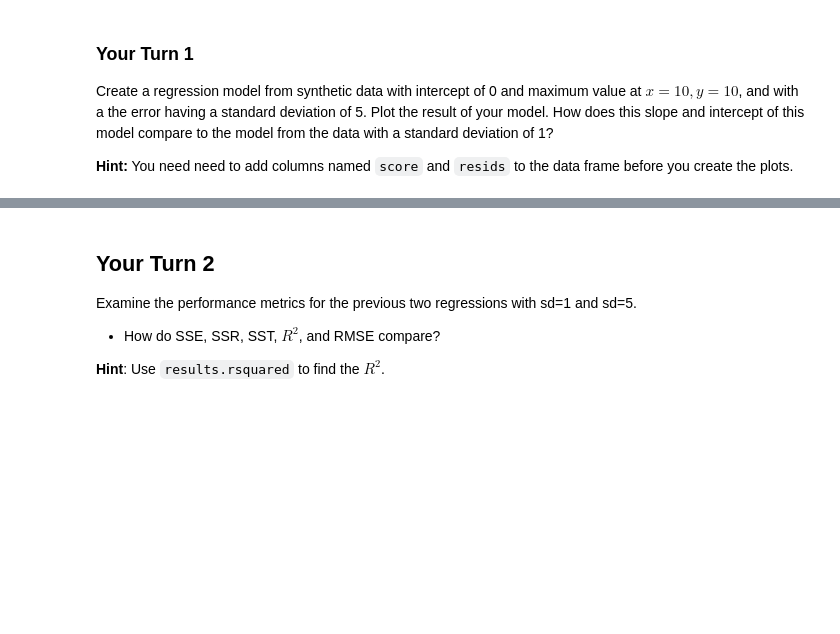
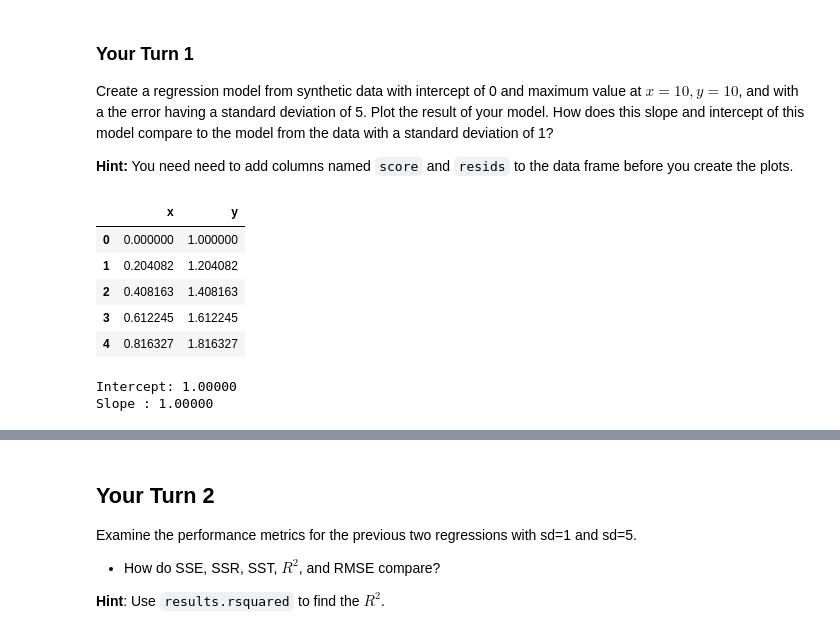
Before and after one commit to tylercrosse/DATASCI410, a Jupyter notebook: workshops/L06-1-IntroToRegression.ipynb, the cells around one changed output, grey strips where cells are left out. Drawn from its saved outputs; the diff is of its cells as text; code cells hidden in the pictures; blank space fills up the shorter version.

```diff
--- a/workshops/L06-1-IntroToRegression.ipynb
+++ b/workshops/L06-1-IntroToRegression.ipynb
@@ -238,22 +285,29 @@ Create a regression model from synthetic data with intercept of 0 and maximum va
 # %%
 # New Regression Model sd=5
 
 # Replace the ??? with the correct parameters
 # Paramters of generated data
 n_points = 50
-x_start, x_end = 0, ???
-y_start, y_end = 0, ???
-y_sd = ???
+x_start, x_end = 0, 10
+y_start, y_end = 0, 10
+y_sd = 1
 
 # Generate data columns
 x_data = np.linspace(x_start, x_end, n_points)
-y_error = np.random.normal(loc=0, scale=???, size=???)
-y_data = np.linspace(y_start, y_end, n_points) + ???
+y_error = np.random.normal(loc=0, scale=10, size=10)
+y_data = np.linspace(y_start, y_end, n_points) + 1
 
 # Put data in dataframe
-reg_data_5 = pd.DataFrame({'x':???, 'y':???})
+reg_data_5 = pd.DataFrame({'x':x_data, 'y':y_data})
 
 reg_data_5.head()
+# %% [output]
+|  | x | y |
+| 0 | 0.000000 | 1.000000 |
+| 1 | 0.204082 | 1.204082 |
+| 2 | 0.408163 | 1.408163 |
+| 3 | 0.612245 | 1.612245 |
+| 4 | 0.816327 | 1.816327 |
 # %%
 # replace the ??? with the correct parameters
 
@@ -261,12 +315,16 @@ reg_data_5.head()
 # Fit the model and get the linear model summaries/plots.
 x5_input = reg_data_5['x']
 y5_output = reg_data_5['y']
-ols5_model = sm.ols(formula=???, data = ???) # Use a simple formula and the data generated above
+ols5_model = sm.ols(formula='y ~ x', data = reg_data_5) # Use a simple formula and the data generated above
 
 results5 = ols5_model.fit()
 
 # Get slope (m) and y-intercept (b)
-results5.???
+print('Intercept: {0:.5f}'.format(results5.params.Intercept))
+print('Slope : {0:.5f}'.format(results5.params.x))
+# %% [output]
+Intercept: 1.00000
+Slope : 1.00000
 # %%
 # replace the ??? with the correct parameters
 
```
Also changed, not shown: parts of 8 cells of this notebook, 7 other files.
